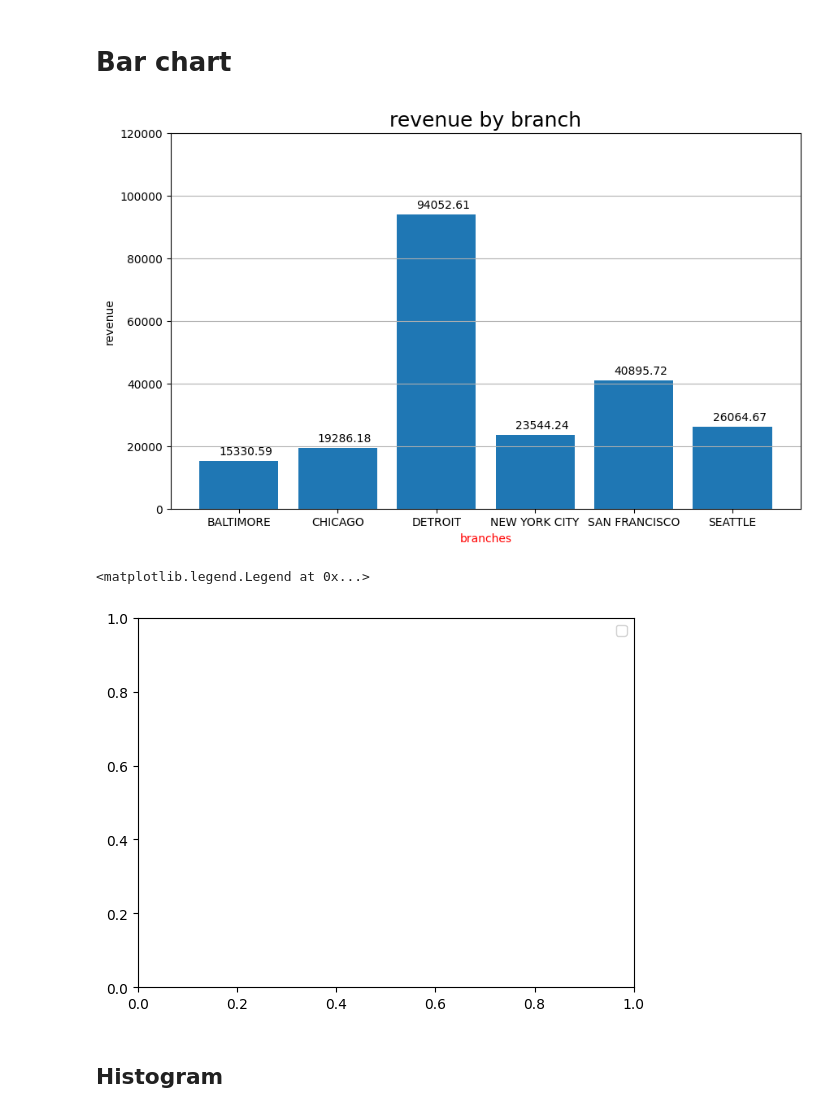
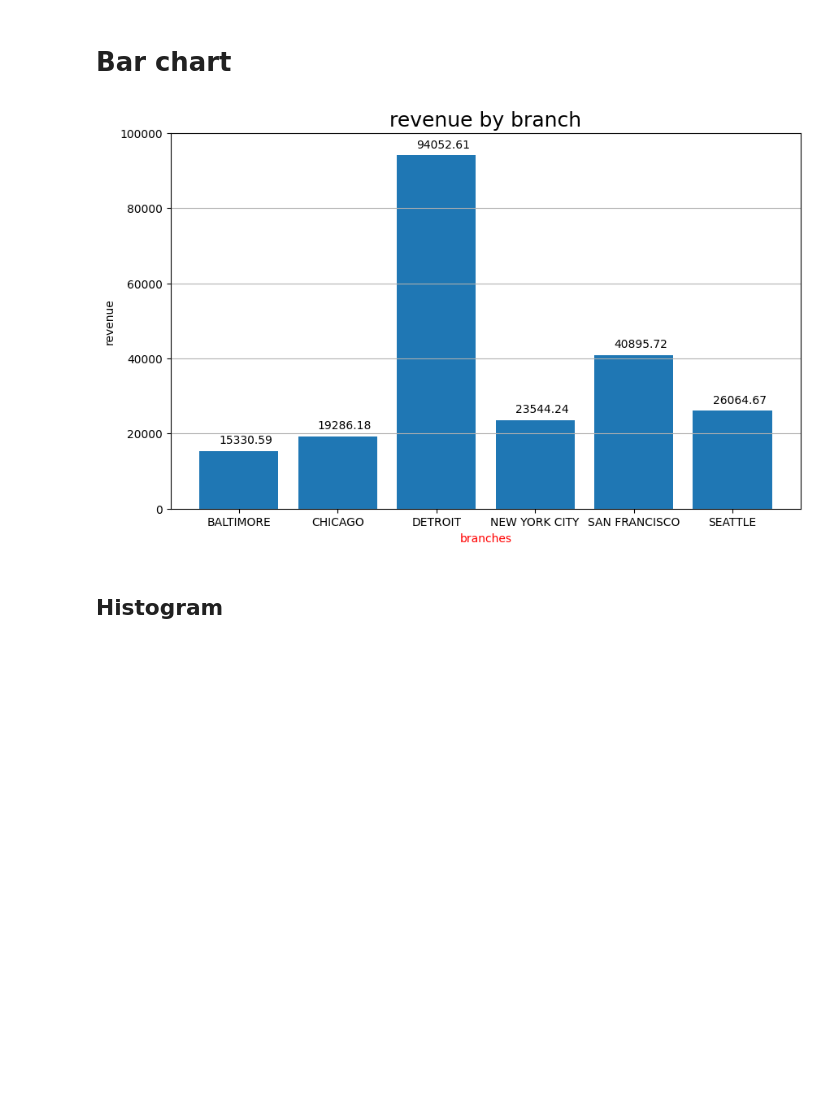
Before and after one commit to kadri-ayoub-2022/IA-repo-learning, a Jupyter notebook: data analysis0/P2C4_Aggregate_Data_Using_Pandas_CORRECTION.ipynb, the cells around one changed output. Drawn from its saved outputs; the diff is of its cells as text; code cells hidden in the pictures; blank space fills up the shorter version.

```diff
--- a/data analysis0/P2C4_Aggregate_Data_Using_Pandas_CORRECTION.ipynb
+++ b/data analysis0/P2C4_Aggregate_Data_Using_Pandas_CORRECTION.ipynb
@@ -121,20 +123,18 @@ plt.legend(loc='upper right')
 # %%
 plt.figure(figsize=(10,6))
 plt.bar(height=data['repayment'], x=data['city'])
 plt.title('revenue by branch',fontsize=18)
 plt.grid(axis='y')
-plt.ylim(0,120000)
+plt.ylim(0,100000)
 #plt.yticks([0,100000,300000,600000])
 rev = data['repayment'].tolist()
 for i in range(6):
     plt.text(i-0.2,rev[i]+2000,round(rev[i],2))
 plt.xlabel("branches",color='red')
 plt.ylabel("revenue")
 plt.show()
 # %% [output]
-[figure, old version]
+[figure, new version]
-<matplotlib.legend.Legend at 0x...>
-[figure, removed]
 # %% [markdown]
 ## Histogram
 # %%
```
Also changed, not shown: parts of 2 cells of this notebook, 4 other files.
